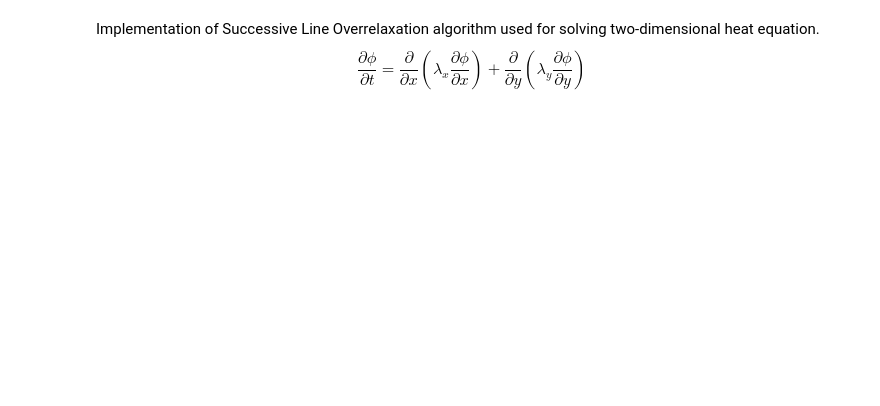
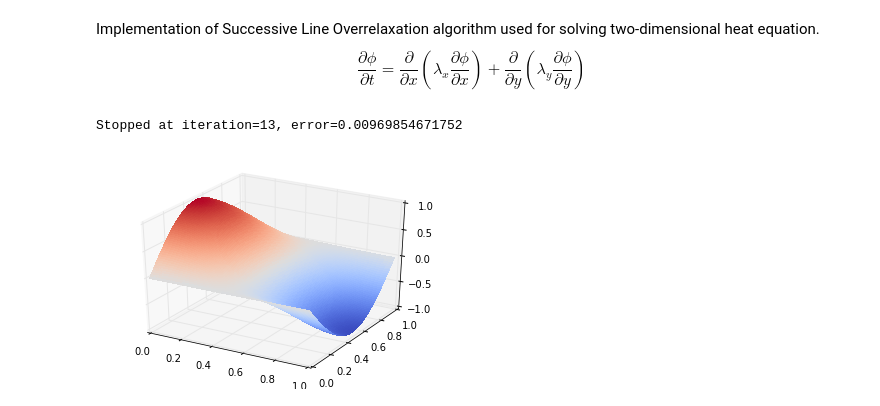
Before and after one commit to kirivasile/compute_math, a Jupyter notebook: SLOR.ipynb, the cells around one changed output. Cells and saved outputs as stored; diff of their text form; code cells hidden in the pictures; blank space fills up the shorter version.

```diff
--- a/SLOR.ipynb
+++ b/SLOR.ipynb
@@ -110,0 +142,26 @@ class SLOR:
+# %%
+vx = vy = 0.0001
+slor = SLOR(vx, vy, NX=100, NY=100, SizeX=1., SizeY=1., dt=0.01, t_max=10, w=0.5)
+start_phi = lambda x,y: np.cos(np.pi * x) * np.sin(np.pi * y)
+border_phi = lambda x,y,t: np.cos(np.pi * x) * np.sin(np.pi * y) * np.exp(-(vx + vy)*np.pi*np.pi*t)
+stopped_step, result = slor.solve(start_phi, border_phi)
+# %% [output]
+Stopped at iteration=13, error=0.00969854671752
+# %%
+from mpl_toolkits.mplot3d import Axes3D
+from matplotlib import cm
+import matplotlib.pyplot as plt
+import math
+
+% matplotlib inline
+
+# Our solution
+fig = plt.figure()
+ax = fig.gca(projection='3d')
+x = y = np.arange(0., 1., 0.01)
+xx, yy = np.meshgrid(x, y)
+# I changed places of xx and yy just to find a better view
+surf = ax.plot_surface(yy, xx, result, rstride=1, cstride=1, cmap=cm.coolwarm,
+                       linewidth=0, antialiased=False)
+# %% [output]
+[figure, added]
```
Also changed, not shown: parts of 3 cells of this notebook.
